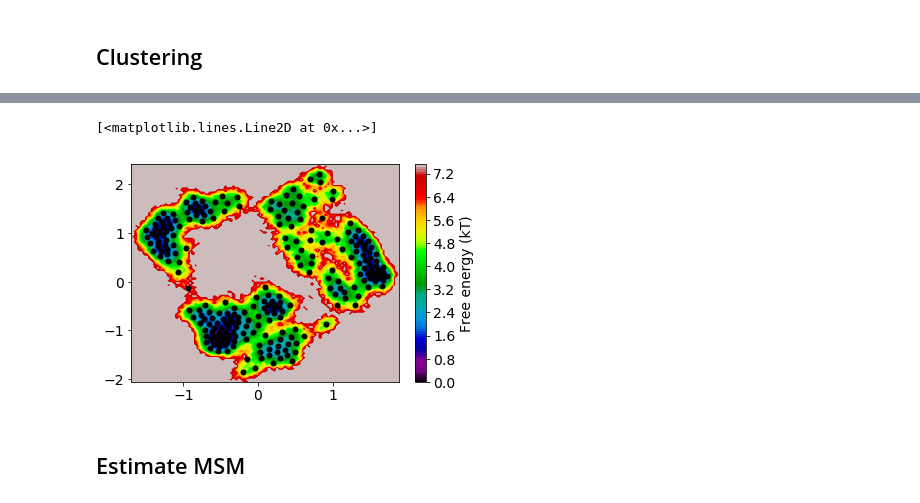
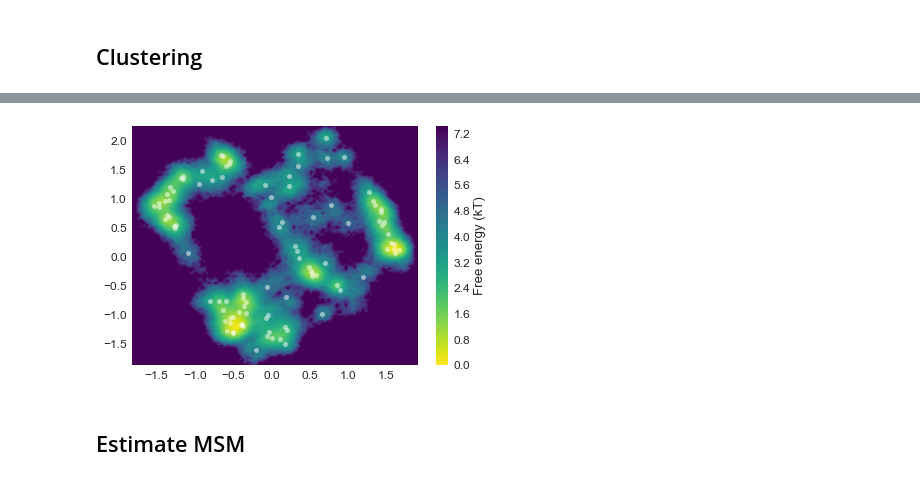
Before and after one commit to RobertArbon/optimize-fs-peptide, a Jupyter notebook: Analysis/DHFR/Validation - Metastable states.ipynb, the cells around one changed output, grey strips where cells are left out. Cells and saved outputs as stored; diff of their text form; code cells hidden in the pictures.

```diff
--- a/Analysis/DHFR/Validation - Metastable states.ipynb
+++ b/Analysis/DHFR/Validation - Metastable states.ipynb
@@ -52,5 +91,5 @@ trajs  = [md.load(path, top=topfile) for path in traj_paths]
 # %%
-featurizer = KappaAngleFeaturizer()
+featurizer = features[feature]
 ftrajs = featurizer.fit_transform(trajs)
 # %%
 # Check for NaNs
@@ -69,11 +108,11 @@ feat_mask = variance.get_support()
 ## Create pyEmma featurizer
 # %%
 def pyemma_featurizer(traj, mask, feat):
-    ftraj = feat().partial_transform(traj)
+    ftraj = feat.partial_transform(traj)
     ftraj = ftraj[:, mask]
     return ftraj
 # %%
 from pyemma.coordinates.data import CustomFeature
-my_feature = CustomFeature(pyemma_featurizer, mask=feat_mask, feat=KappaAngleFeaturizer, dim=int(np.sum(feat_mask)))
+my_feature = CustomFeature(pyemma_featurizer, mask=feat_mask, feat=featurizer, dim=int(np.sum(feat_mask)))
 # %%
 feat = coor.featurizer(topfile)
@@ -148,5 +168,5 @@ plt.plot(x, Y[2][:,1]); ylabel=('IC 2'); xticks=([]);  yticks=(np.arange(-6, 4,
 # %% [markdown]
 ## Clustering
 # %%
-clustering = coor.cluster_mini_batch_kmeans(Y,k=n_clusters, max_iter=50)
+clustering = coor.cluster_mini_batch_kmeans(Y,k=n_clusters, max_iter=1000)
 # %% [output]
@@ -154,13 +174,14 @@ clustering = coor.cluster_mini_batch_kmeans(Y,k=n_clusters, max_iter=50)
 # %%
 dtrajs = clustering.dtrajs
 # %%
-mplt.plot_free_energy(np.vstack(Y)[:,0], np.vstack(Y)[:,1])
-cc_x = clustering.clustercenters[:,0]
-cc_y = clustering.clustercenters[:,1]
-plt.plot(cc_x,cc_y, linewidth=0, marker='o', markersize=5, color='black')
+import seaborn as sns
+with sns.plotting_context('paper', font_scale=1.5):
+    mplt.plot_free_energy(np.vstack(Y)[:,0], np.vstack(Y)[:,1], cmap='viridis_r')
+    cc_x = clustering.clustercenters[:,0]
+    cc_y = clustering.clustercenters[:,1]
+    plt.plot(cc_x,cc_y, linewidth=0, marker='o', markersize=5, color='white', alpha=0.5)
 # %% [output]
-[<matplotlib.lines.Line2D at 0x...>]
-[figure, old version]
+[figure, new version]
 # %% [markdown]
 ## Estimate MSM
 # %%
```
Also changed, not shown: parts of 48 cells of this notebook, 2 other files.
